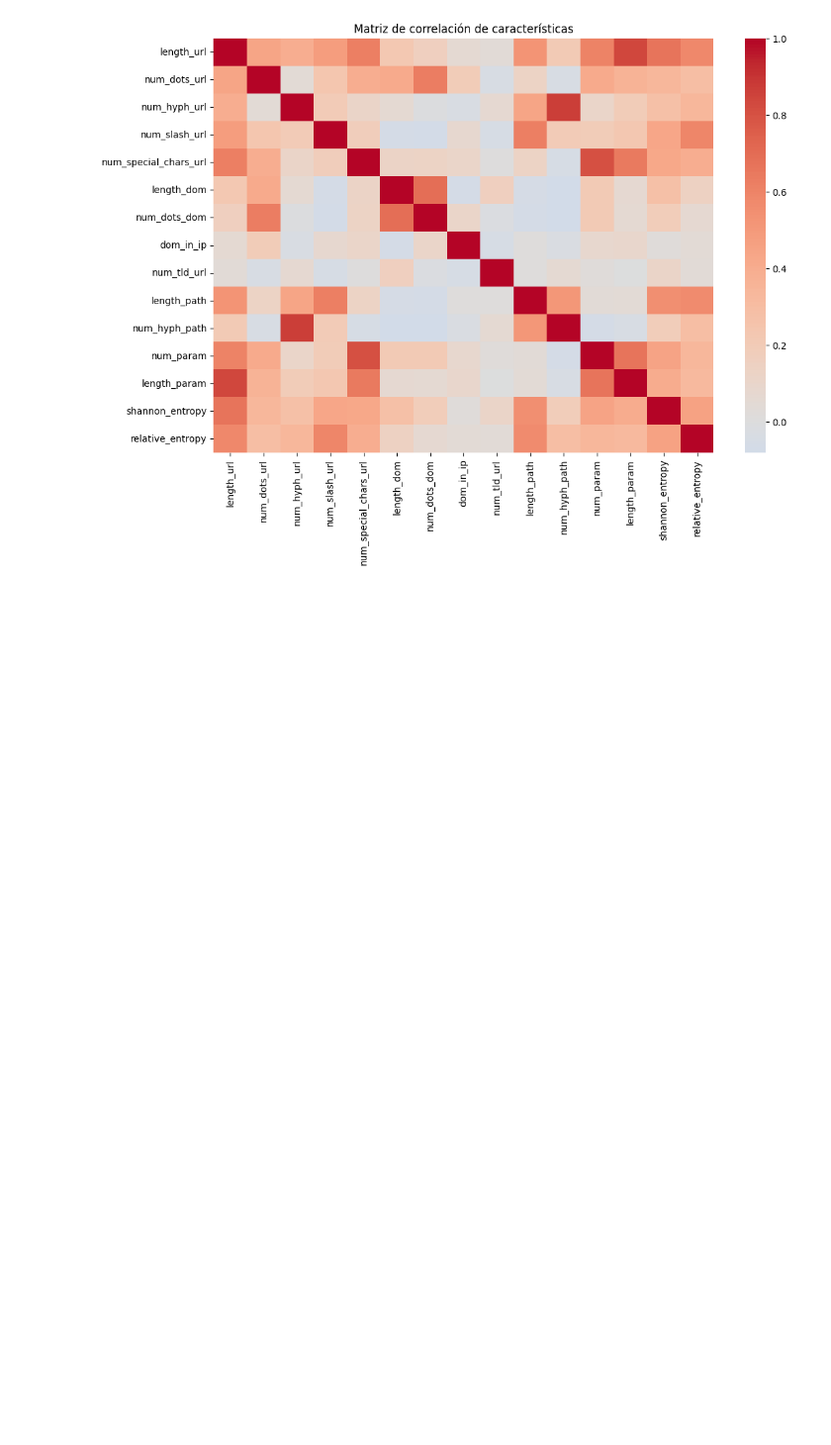
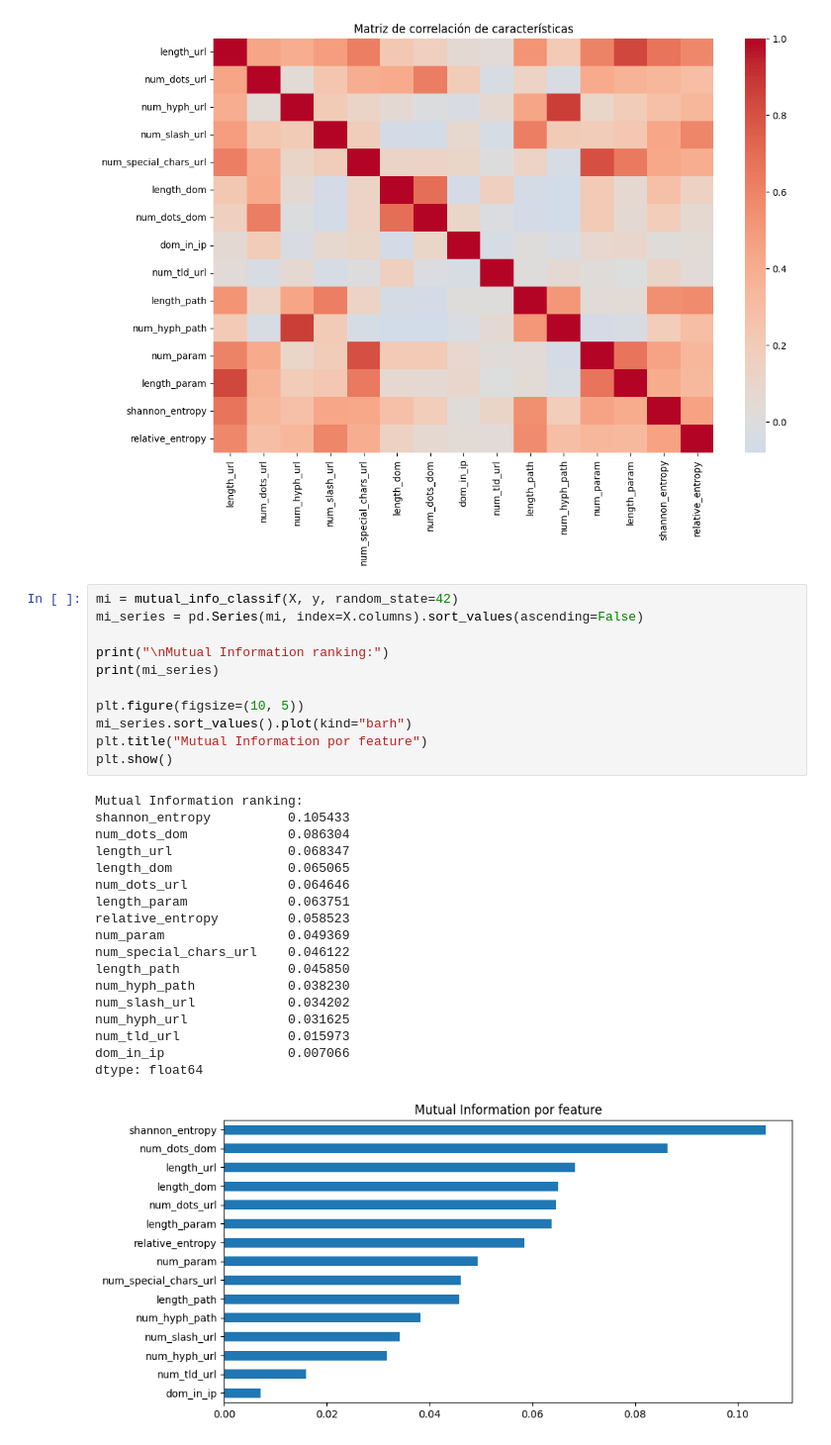
Before and after one commit to eunicean/EjercicioDeteccionPishing, a Jupyter notebook: pishing.ipynb, the cells around one changed output. Shown at 99% size. Saved outputs shown, nothing was run; the diff lists cells and outputs as text; blank space fills up the shorter version.

```diff
--- a/pishing.ipynb
+++ b/pishing.ipynb
@@ -364,3 +366,33 @@ plt.title("Matriz de correlación de características")
 plt.show()
 # %% [output]
 [figure]
+# %%
+mi = mutual_info_classif(X, y, random_state=42)
+mi_series = pd.Series(mi, index=X.columns).sort_values(ascending=False)
+
+print("\nMutual Information ranking:")
+print(mi_series)
+
+plt.figure(figsize=(10, 5))
+mi_series.sort_values().plot(kind="barh")
+plt.title("Mutual Information por feature")
+plt.show()
+# %% [output]
+Mutual Information ranking:
+shannon_entropy          0.105433
+num_dots_dom             0.086304
+length_url               0.068347
+length_dom               0.065065
+num_dots_url             0.064646
+length_param             0.063751
+relative_entropy         0.058523
+num_param                0.049369
+num_special_chars_url    0.046122
+length_path              0.045850
+num_hyph_path            0.038230
+num_slash_url            0.034202
+num_hyph_url             0.031625
+num_tld_url              0.015973
+dom_in_ip                0.007066
+dtype: float64
+[figure, added]
```
Also changed, not shown: parts of 15 cells of this notebook, 3 other files.
